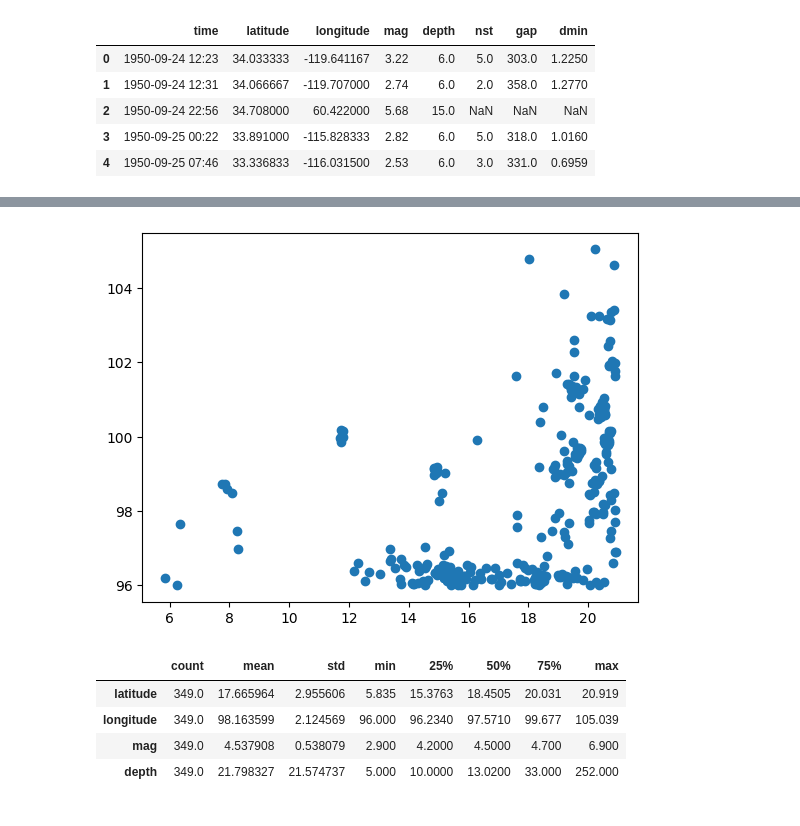
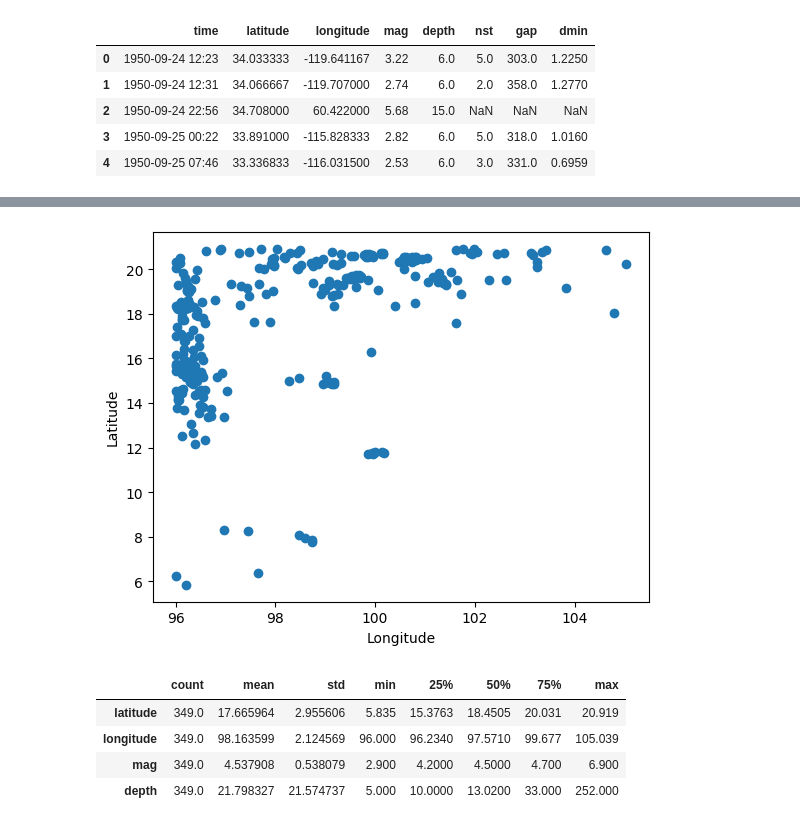
Before and after one commit to peeb01/Earthquake, a Jupyter notebook: DataSet/read.ipynb, the cells around one changed output, grey strips where cells are left out. Cells and saved outputs as stored; diff of their text form; code cells hidden in the pictures.

```diff
--- a/DataSet/read.ipynb
+++ b/DataSet/read.ipynb
@@ -63,8 +56,10 @@ ndt
 # %%
-plt.scatter(ndt['latitude'], ndt['longitude'])
+plt.scatter(ndt['longitude'], ndt['latitude'])
+plt.xlabel('Longitude')
+plt.ylabel('Latitude')
 plt.show()
 # %% [output]
-[figure, old version]
+[figure, new version]
 # %%
 ndt.describe().transpose()
 # %% [output]
```
Also changed, not shown: parts of 1 cell of this notebook, 1 other file.
